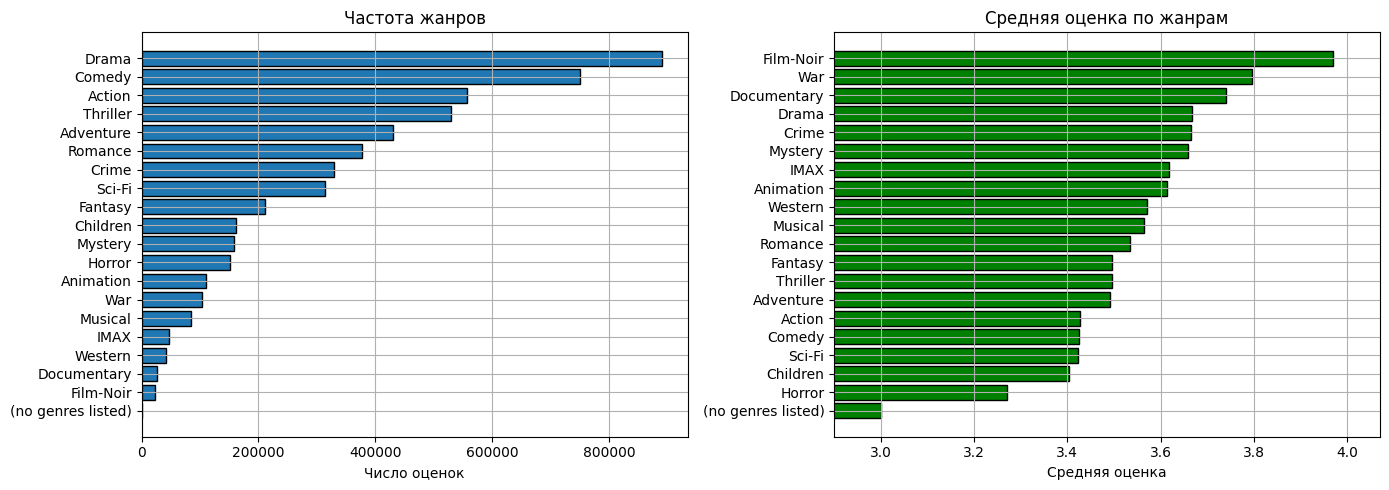
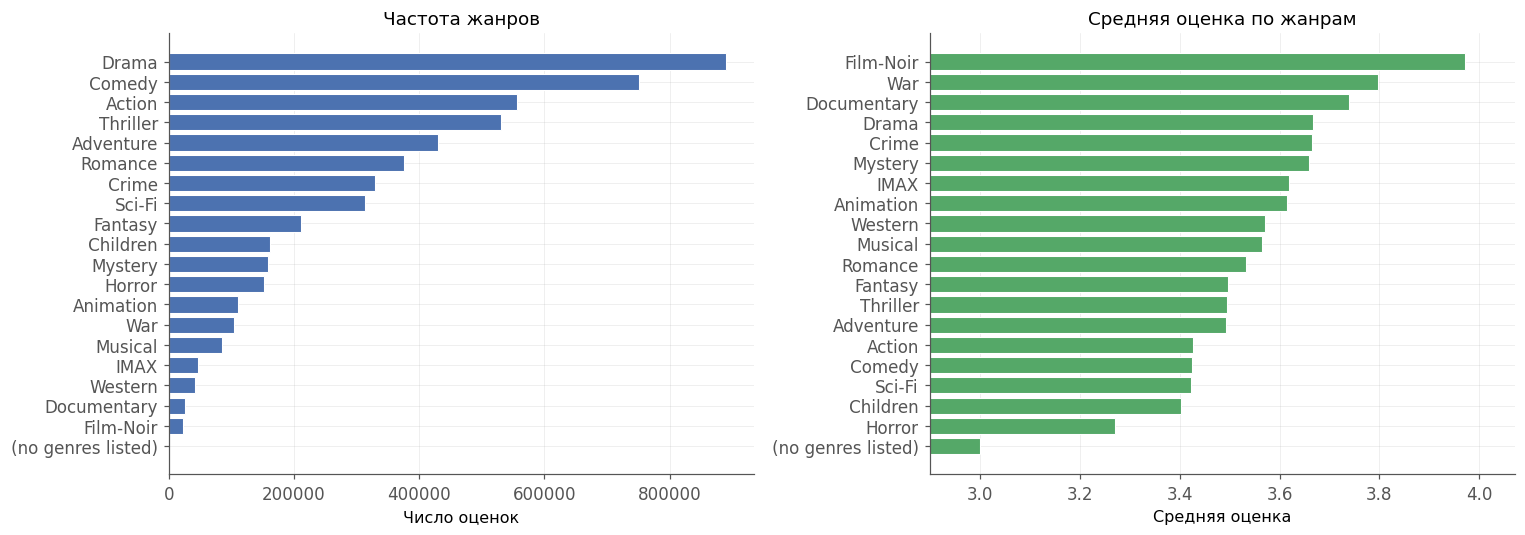
The change to this notebook cell's code, shown as a diff; its figure went from the first image to the second:
--- before
+++ after
@@ -20,5 +20,5 @@
 fig, axes = plt.subplots(1, 2, figsize=(14, 5))
 
-axes[0].barh(genre_stats.index, genre_stats["count"], edgecolor="black")
+axes[0].barh(genre_stats.index, genre_stats["count"], edgecolor="white", color="#4c72b0")
 axes[0].invert_yaxis()
 axes[0].set_xlabel("Число оценок")
@@ -27,5 +27,5 @@
 # Средняя оценка по жанру: сортируем, чтобы увидеть "любимые" и "нелюбимые"
 genre_by_mean = genre_stats.sort_values("mean")
-axes[1].barh(genre_by_mean.index, genre_by_mean["mean"], edgecolor="black", color="green")
+axes[1].barh(genre_by_mean.index, genre_by_mean["mean"], edgecolor="white", color="#55a868")
 axes[1].set_xlabel("Средняя оценка")
 axes[1].set_xlim(genre_by_mean["mean"].min() - 0.1, genre_by_mean["mean"].max() + 0.1)

Commit: visual